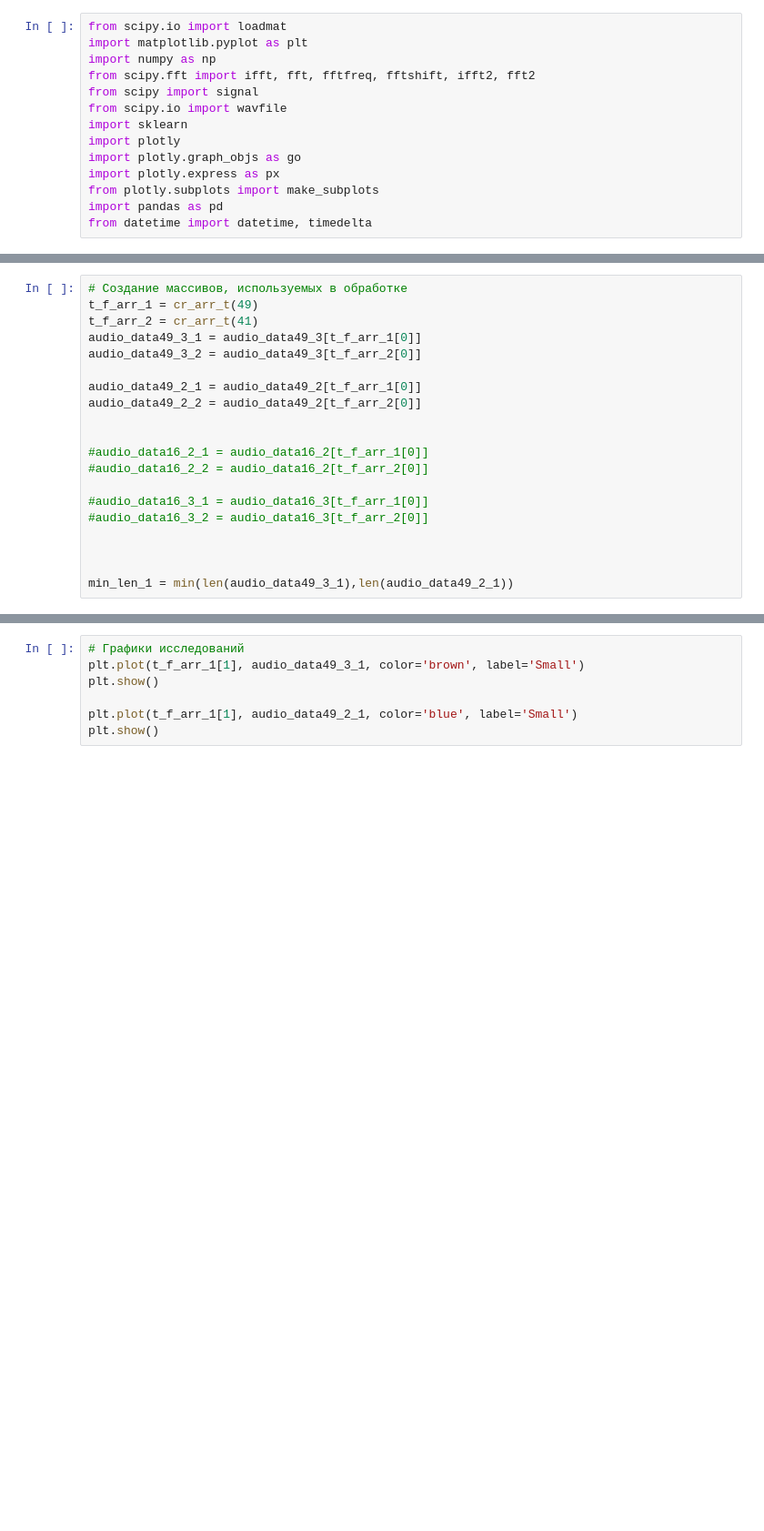
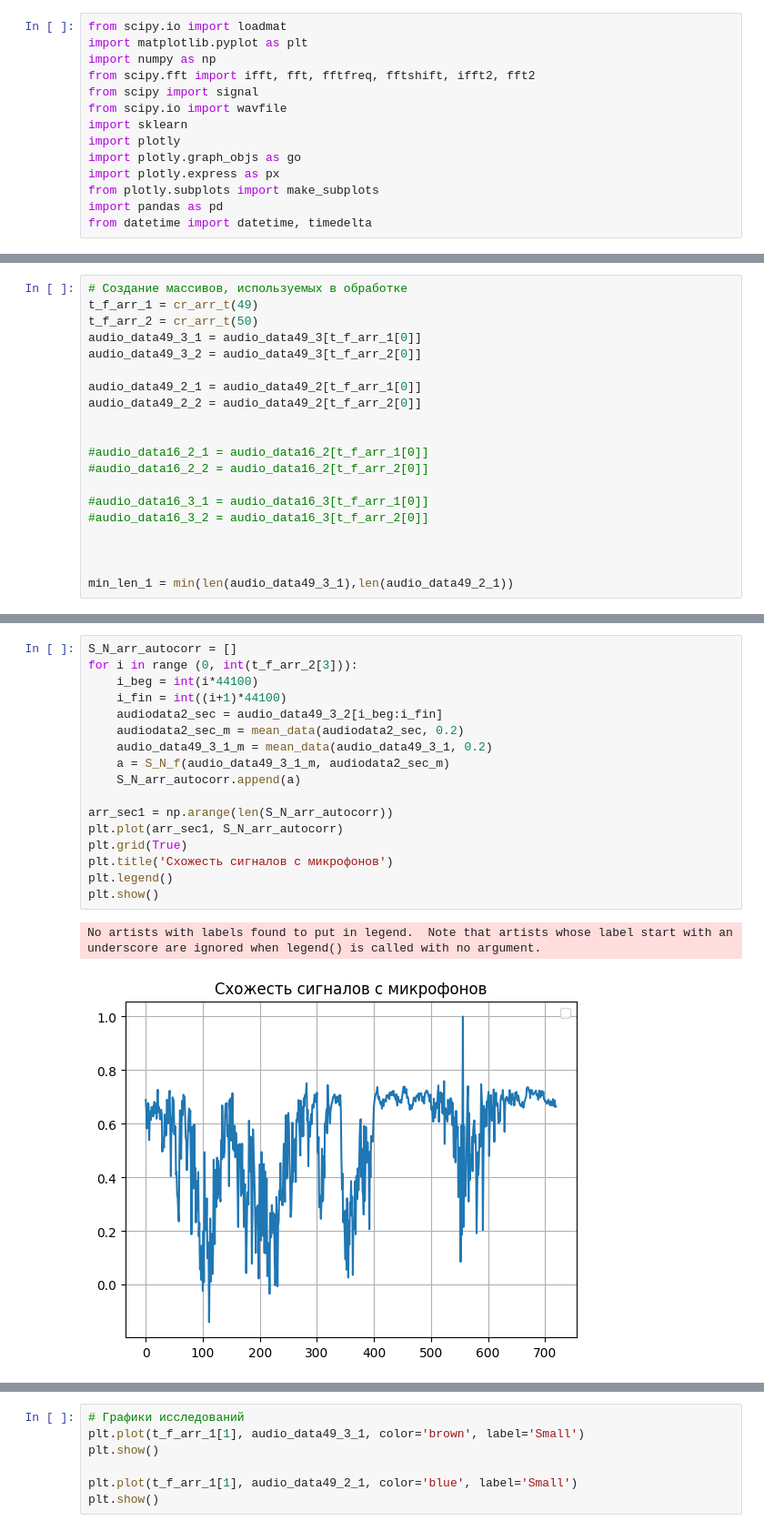
Before and after one commit to bdExplore/Scientific, a Jupyter notebook: Python/DJISummer.ipynb, the cells around one changed output, grey strips where cells are left out. Shown: that part at 91% size. Drawn from its saved outputs; the diff is of its cells as text; blank space fills up the shorter version.

Commit message:
Схожесть по автокорреляциям

```diff
--- a/Python/DJISummer.ipynb
+++ b/Python/DJISummer.ipynb
@@ -211,7 +216,7 @@ t = np.arange(int(len(audio_data49_3)))/sample_rate # Массив времен
 # %%
 # Создание массивов, используемых в обработке
 t_f_arr_1 = cr_arr_t(49)
-t_f_arr_2 = cr_arr_t(41)
+t_f_arr_2 = cr_arr_t(50)
 audio_data49_3_1 = audio_data49_3[t_f_arr_1[0]]
 audio_data49_3_2 = audio_data49_3[t_f_arr_2[0]]
 
@@ -233,0 +239,20 @@ min_len_1 = min(len(audio_data49_3_1),len(audio_data49_2_1))
+# %%
+S_N_arr_autocorr = []
+for i in range (0, int(t_f_arr_2[3])):
+    i_beg = int(i*44100)
+    i_fin = int((i+1)*44100)
+    audiodata2_sec = audio_data49_3_2[i_beg:i_fin]
+    audiodata2_sec_m = mean_data(audiodata2_sec, 0.2)
+    audio_data49_3_1_m = mean_data(audio_data49_3_1, 0.2)
+    a = S_N_f(audio_data49_3_1_m, audiodata2_sec_m)
+    S_N_arr_autocorr.append(a)
+
+arr_sec1 = np.arange(len(S_N_arr_autocorr))
+plt.plot(arr_sec1, S_N_arr_autocorr)
+plt.grid(True)
+plt.title('Схожесть сигналов с микрофонов')
+plt.legend()
+plt.show()
+# %% [output]
+No artists with labels found to put in legend.  Note that artists whose label start with an underscore are ignored when legend() is called with no argument.
+[figure, added]
```
Also changed, not shown: parts of 5 cells of this notebook, 3 other files.
